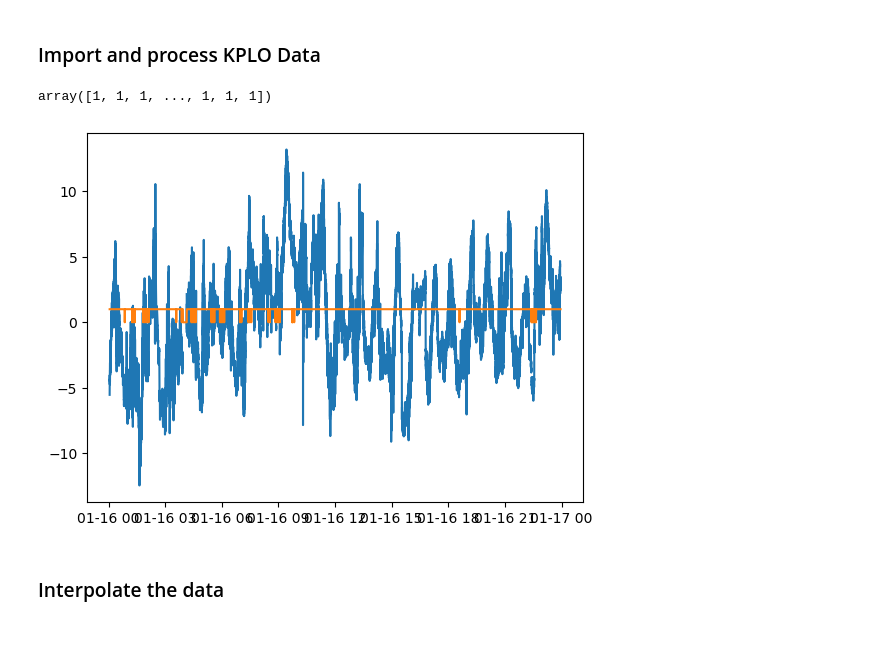
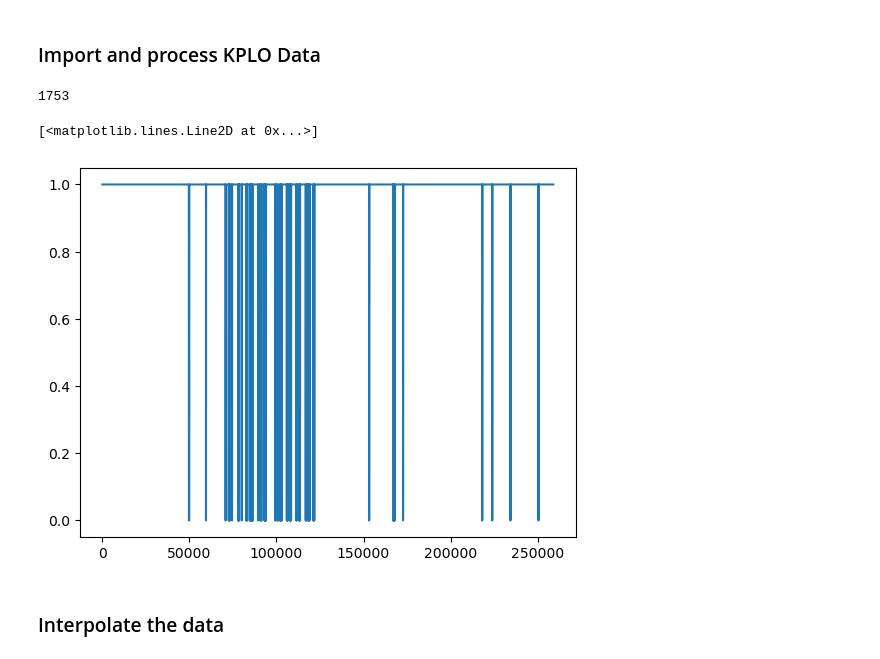
Before and after one commit to aphoffmann/MAGPRIME, a Jupyter notebook: magprime/examples/KPLO_Interpolation.ipynb, the cells around one changed output. Drawn from its saved outputs; the diff is of its cells as text; code cells hidden in the pictures.

```diff
--- a/magprime/examples/KPLO_Interpolation.ipynb
+++ b/magprime/examples/KPLO_Interpolation.ipynb
@@ -31,15 +38,16 @@ themis_t = pd.to_datetime(themis['UTC']).to_numpy()
 # %%
-
+"Find gaps"
 B = B[:,:,100:-100]; t = t[100:-100]
 gaps = 1- np.isnan(B[0,0])
 g = 1 - np.isnan(B[0,0])
-
-plt.plot(t, B[0,0])
-plt.plot(t, gaps)
-gaps
+print(np.sum(1-gaps))
 # %% [output]
-array([1, 1, 1, ..., 1, 1, 1])
+1753
-[figure, removed]
+# %%
+plt.plot(g)
+# %% [output]
+[<matplotlib.lines.Line2D at 0x...>]
+[figure, added]
 # %% [markdown]
 ### Interpolate the data
 # %%
```
Also changed, not shown: parts of 14 cells of this notebook.
